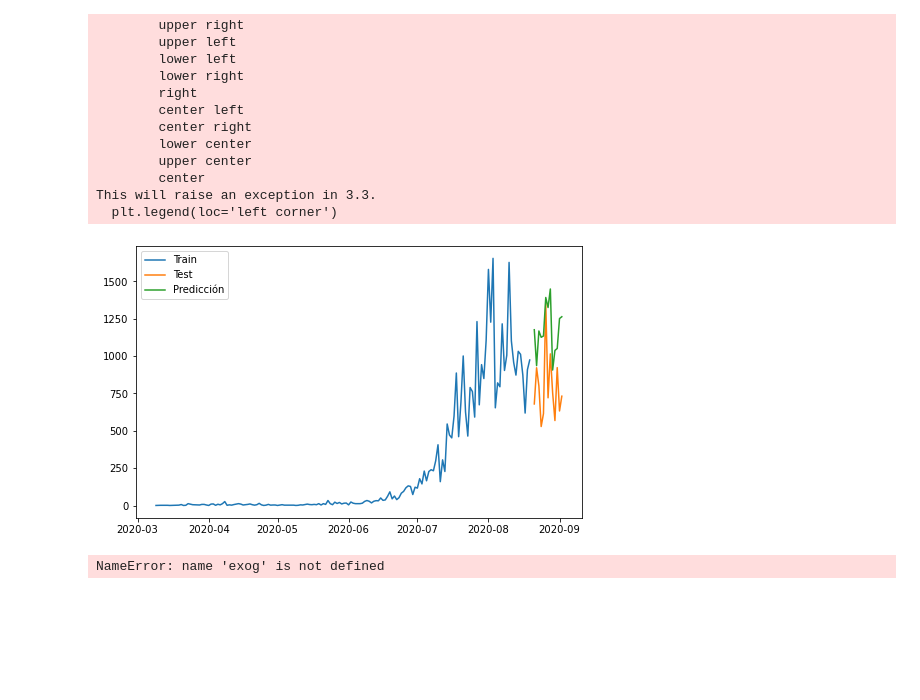
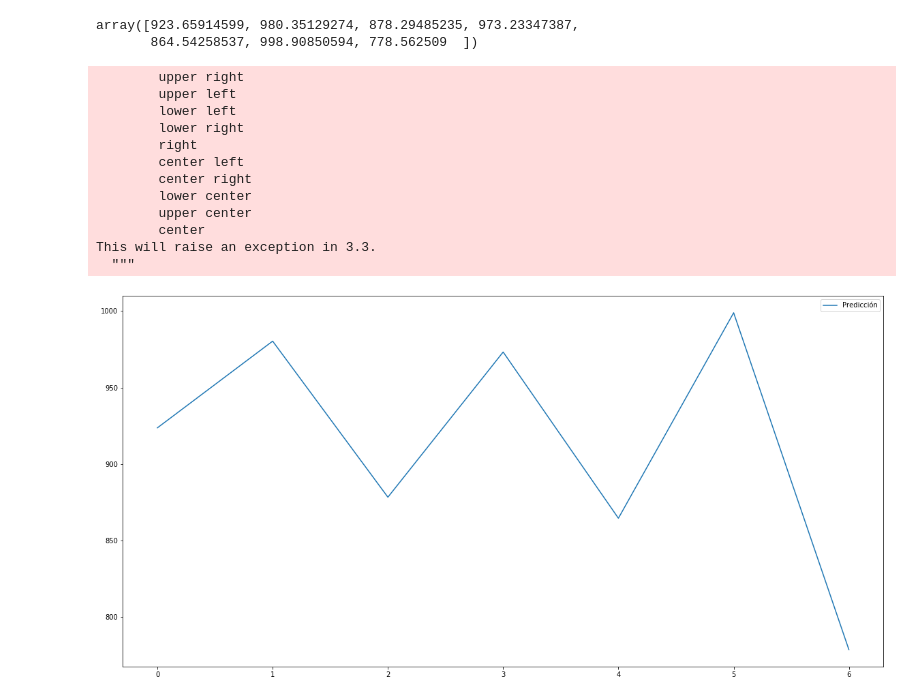
Before and after one commit to AP-2020-1S/covid-19-sandaye, a Jupyter notebook: Notebooks/6.Auto-arima.ipynb, the cells around one changed output. Saved outputs shown, nothing was run; the diff lists cells and outputs as text; code cells hidden in the pictures; blank space fills up the shorter version.

```diff
--- a/Notebooks/6.Auto-arima.ipynb
+++ b/Notebooks/6.Auto-arima.ipynb
@@ -49,7 +49,7 @@ adf_test.should_diff(data_med)
 # %%
 # data_train y data_test
-train = data_med[:int(len(data_med)*0.92)]
-test = data_med[int(len(data_med)*-0.08):]
+train = data_med[:int(len(data_med)*(1-7/len(data_med)))]
+test = data_med[-7:]
 plt.plot(train)
 plt.plot(test)
 # %% [output]
@@ -61,7 +61,7 @@ plt.plot(test)
 modelo_arima = auto_arima(train, start_p=0, d=1, start_q=0,
                           max_p=10, max_d=10, max_q=10,
                           start_P=0, D=1, start_Q=0,
-                          max_P=10, max_D=10, max_Q=10, m=12, seasonal=True,
+                          max_P=10, max_D=10, max_Q=10, m=7, seasonal=True,
                           error_action='warn', trace=True,
                           supress_warnings=True, stepwise=True, random_state=20, n_fit=50)
 # %% [output]
@@ -156,0 +178,10 @@ prediccion_nuevoscasos
+# %%
+
+
+#predicción con Auto Arima casos
+prediccion_nuevoscasos = modelo_arima.predict(n_periods= 7)
+#prediccion_nuevoscasos.columns = ['Predicción nuevos casos']
+prediccion_nuevoscasos
+# %% [output]
+array([923.65914599, 980.35129274, 878.29485235, 973.23347387,
+       864.54258537, 998.90850594, 778.562509  ])
@@ -157,34 +190,21 @@ prediccion_nuevoscasos
 # %%
-plt.figure(figsize=(8,5))
-plt.plot(train,label='Train')
-plt.plot(test, label='Test')
+plt.figure(figsize=(20,10))
+
+
 plt.plot(prediccion_nuevoscasos, label='Predicción')
 plt.legend(loc='left corner')
 plt.show()
 # %% [output]
         upper right
         upper left
         lower left
         lower right
         right
         center left
         center right
         lower center
         upper center
         center
 This will raise an exception in 3.3.
-  plt.legend(loc='left corner')
+  """
-[figure, old version]
+[figure, new version]
-# %%
-def objfunc(order, exog, endog):# agregar dates, freq='D'
-    from statsmodels.tsa.arima_model import ARIMA
-    fit = ARIMA(endog, order, exog).fit()
-    return fit.aic()
-
-
-
-from scipy.optimize import brute
-grid = (slice(1, 3, 1), slice(1, 3, 1), slice(1, 3, 1))
-brute(objfunc, grid, args=(exog, endog), finish=None)
-# %% [output]
-NameError: name 'exog' is not defined
```
Also changed, not shown: parts of 14 cells of this notebook.
